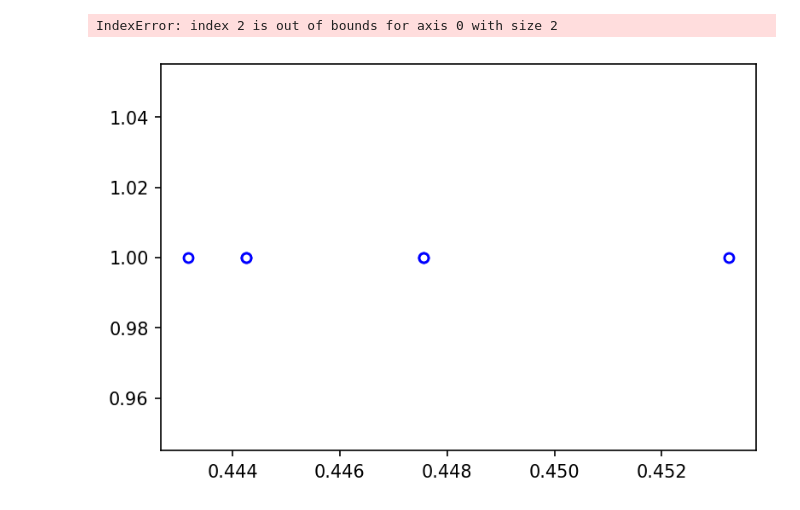
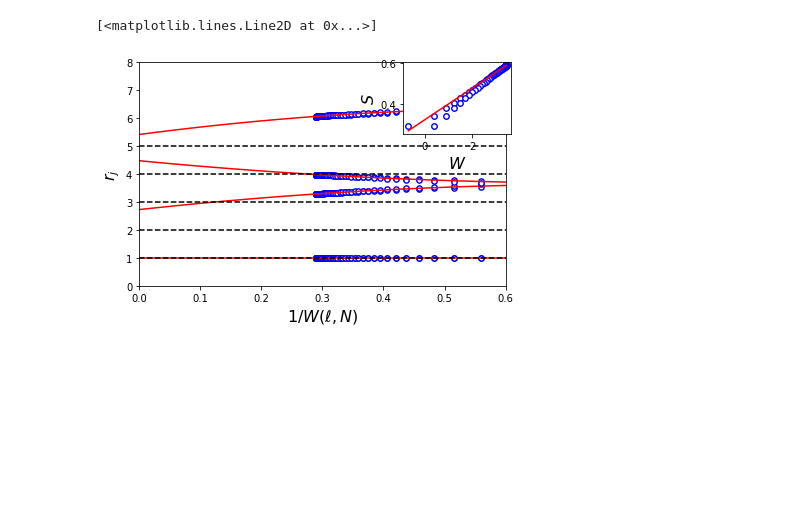
Before and after one commit to starsfordummies/dummyrg, a Jupyter notebook: code/self_dual/ising/isingSD_groundstate.ipynb, the cells around one changed output. Drawn from its saved outputs; the diff is of its cells as text; code cells hidden in the pictures; blank space fills up the shorter version.

```diff
--- a/code/self_dual/ising/isingSD_groundstate.ipynb
+++ b/code/self_dual/ising/isingSD_groundstate.ipynb
@@ -18,12 +18,12 @@ tenpy.tools.misc.setup_logging(to_stdout="INFO")
 # %%
 # Parameters
 
-L = 30
+L = 100
 chiMax = 700
 
 
 model_params = {
-    'p': 0.3 , 'lambda': 1.,  # for lambda=1 and p "small enough" the model should be critical
+    'p': 0.5 , 'lambda': 1.,  # for lambda=1 and p "small enough" the model should be critical
     'L': L,
     'bc_MPS': 'finite',
 }
@@ -146,7 +156,7 @@ entropies= np.array(entrop)
 
 w_l_L = [np.log(L/np.pi*np.sin(np.pi*ell[k]/L)) for k in range(0,len(ell))]
 
-fitParams, fitCovariances = curve_fit(fitFunc,ell[5:-5] ,entropies[5:-5])
+fitParams, fitCovariances = curve_fit(fitFunc,ell[10:-10] ,entropies[10:-10])
 
 plt.errorbar(ell,
                  entropies,
@@ -170,7 +180,7 @@ plt.legend(loc='lower right', borderaxespad=0., fancybox=True, shadow=True, font
 
 fig_ent= plt.figure()
 
-plt.plot(w_l_L,entropies, 'o',
+plt.plot(w_l_L[0:50],entropies[0:50], 'o',
                  c='blue',
                  ms=5.5,
                  markerfacecolor='white',
@@ -180,7 +190,7 @@ plt.plot(w_l_L,entropies, 'o',
 plt.xlabel(r'$W(\ell,N)$', fontsize=16)
 plt.ylabel(r'$S$', fontsize=16)
 
-z2= np.polyfit(w_l_L[10:-10], entropies[10:-10], 1)
+z2= np.polyfit(w_l_L[40:50], entropies[40:50], 1)
 p2=np.poly1d(z2)
 
 plt.plot(np.linspace(np.min(w_l_L),np.max(w_l_L)),p2(np.linspace(np.min(w_l_L),np.max(w_l_L))),'-',color='red')
@@ -230,5 +240,5 @@ Text(0, 0.5, '$\\Delta_i/\\Delta_j$')
 # %%
-low=12
+low=3
 high=L-low
 
 fig = plt.figure()
@@ -257,36 +267,35 @@ for num_ratio in range(1,5):
   #           linewidth=1.5,
    #          c='black',
     #         label='fit c = {c:.2f}'.format(c = fitParams[2]))
     plt.plot(np.linspace(0.,1.5,100), p(np.linspace(0.,1.5,100)),'-',
                  c='red',
-                 markeredgewidth=1.4,
-    label='fit c = {c:.2f}'.format(c = fitParams[2]))
+                 markeredgewidth=1.4)
+   # label='fit c = {c:.2f}'.format(c = fitParams[2]))
    # fitParams[2]
    # plt.legend(loc='lower right', borderaxespad=0., fancybox=True, shadow=True, fontsize=16)
 
-plt.hlines([1,2,3,4,5],
-    0, 1./np.log(2), colors='k', linestyles='dashed')
+plt.hlines([1,2,3,4,5],  0, 1./np.log(2), colors='k', linestyles='dashed')
 #plt.hlines([3.5],
   #    0,  1./np.log(2), colors='r', linestyles='dashed')
 plt.xlabel(r'$1/W(\ell,N)$', fontsize=16)
 plt.xlim([0,0.6])
 plt.ylim([0,8])
 plt.ylabel(r'$r_j$', fontsize=16)
 #ax2 = plt.axes([0,0,1,1])
 plt.tight_layout()
 ax2=fig.add_axes([0.72, 0.7, 0.25, 0.25])
 
 ax2.plot(w_l_L,entropies, 'o',
                  c='blue',
                  ms=5.5,
                  markerfacecolor='white',
                  markeredgecolor='blue',
                  markeredgewidth=1.4 )
 
 ax2.set_xlabel(r'$W$', fontsize=16)
 ax2.set_ylabel(r'$S$', fontsize=16)
 
 ax2.plot(np.linspace(np.min(w_l_L),np.max(w_l_L)),p2(np.linspace(np.min(w_l_L),np.max(w_l_L))),'-',color='red')
 # %% [output]
-IndexError: index 2 is out of bounds for axis 0 with size 2
+[<matplotlib.lines.Line2D at 0x...>]
-[figure, old version]
+[figure, new version]
```
Also changed, not shown: parts of 9 cells of this notebook.
